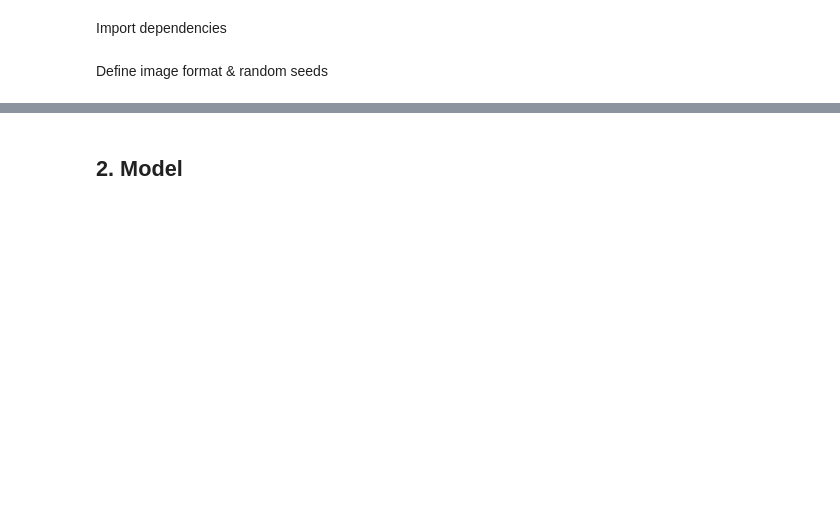
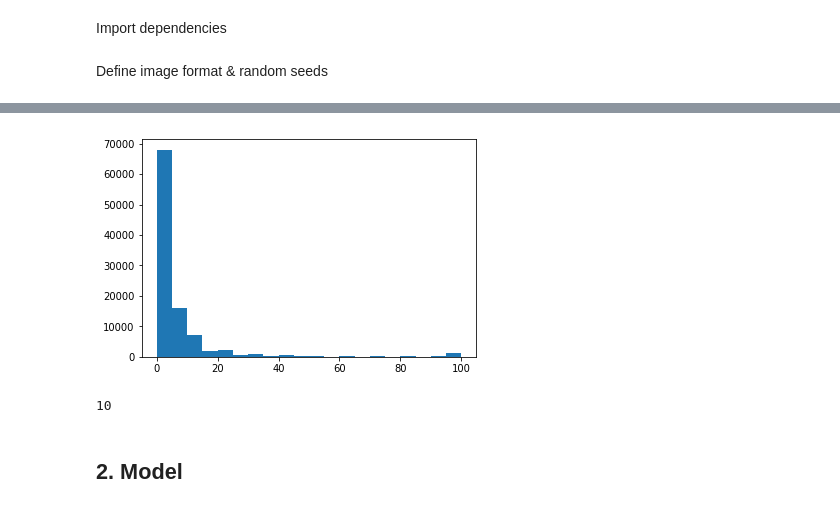
Before and after one commit to janickrohrbach/arthritis-net, a Jupyter notebook: deepxray.ipynb, the cells around one changed output, grey strips where cells are left out. Cells and saved outputs as stored; diff of their text form; code cells hidden in the pictures; blank space fills up the shorter version.

```diff
--- a/deepxray.ipynb
+++ b/deepxray.ipynb
@@ -84,0 +179,10 @@ num_classes = 6
+# %%
+images = np.load(file="/data/joint_scoring/img_array.npy")
+labels = np.load(file="/data/joint_scoring/lbl_array.npy")
+#images = np.load(file="/Users/janickrohrbach/Desktop/joint_scoring/img_array.npy")
+images = images.reshape(images.shape[0], images.shape[1], images.shape[2], 1)
+# %%
+plt.hist(labels, bins=20)
+plt.show()
+# %% [output]
+[figure, added]
@@ -85,3 +218,11 @@ num_classes = 6
+# %%
+# one hot encode outputs
+labels_train = LabelBinarizer().fit_transform(labels_train)
+labels_test = LabelBinarizer().fit_transform(labels_test)
+num_classes = labels_test.shape[1]
+print(num_classes)
+# %% [output]
+10
 # %% [markdown]
 ## 2. Model
 # %%
```
Also changed, not shown: parts of 34 cells of this notebook.
